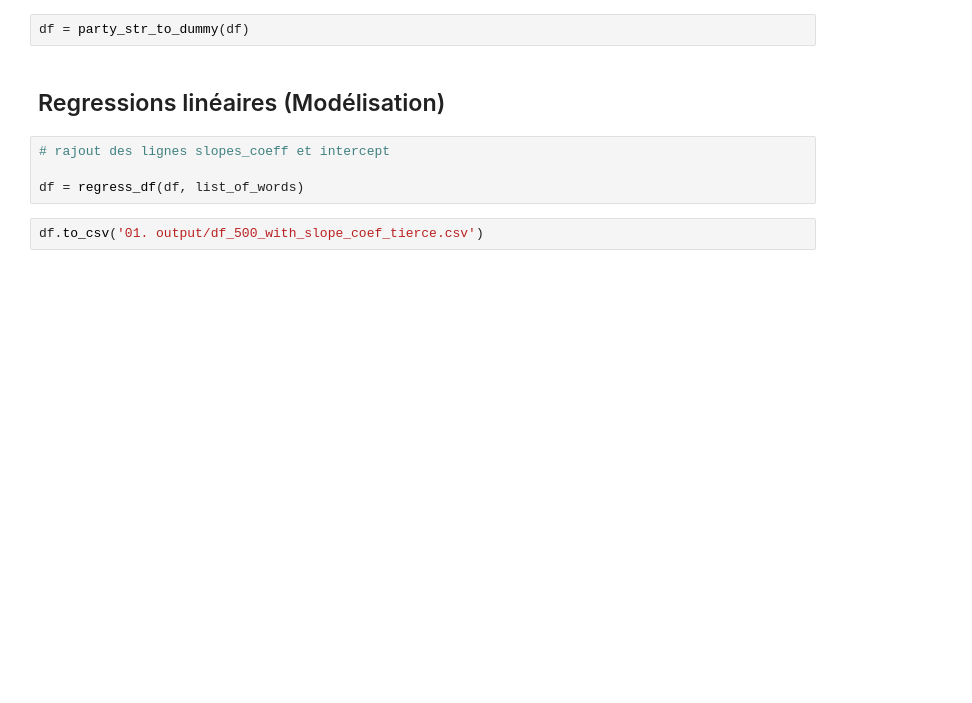
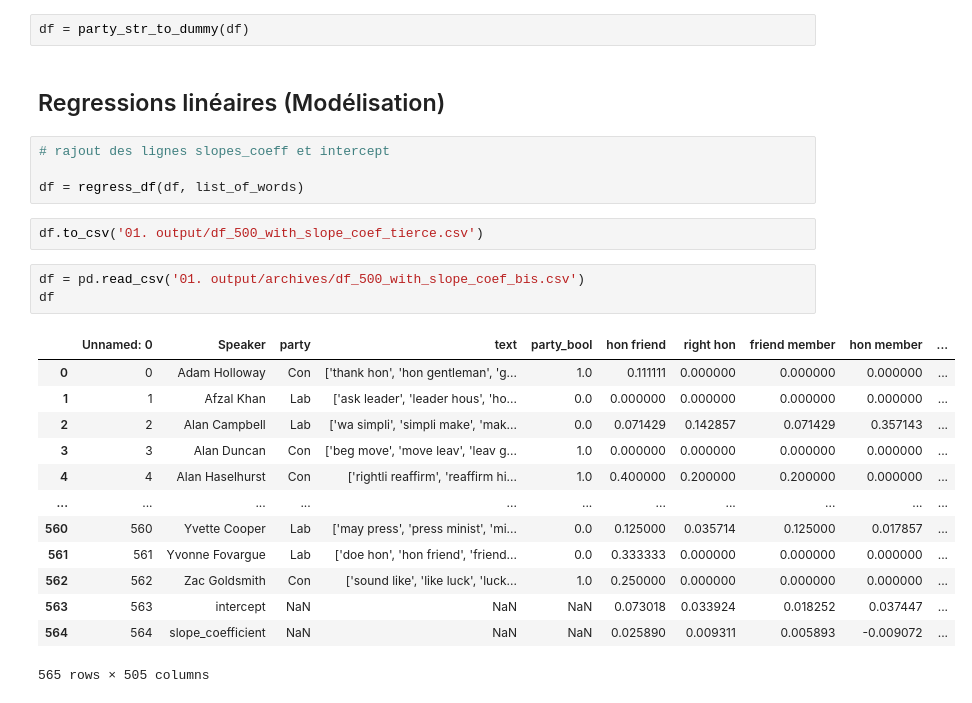
Before and after one commit to ismakrout/NLP-project, a Jupyter notebook: NB_1.ipynb, the cells around one changed output. Cells and saved outputs as stored; diff of their text form; blank space fills up the shorter version.

```diff
--- a/NB_1.ipynb
+++ b/NB_1.ipynb
@@ -82,3 +89,20 @@ df = party_str_to_dummy(df)
 df = regress_df(df, list_of_words)
 # %%
 df.to_csv('01. output/df_500_with_slope_coef_tierce.csv')
+# %%
+df = pd.read_csv('01. output/archives/df_500_with_slope_coef_bis.csv')
+df
+# %% [output]
+|  | Unnamed: 0 | Speaker | party | text | party_bool | hon friend | right hon | friend member | hon member | ... |
+| 0 | 0 | Adam Holloway | Con | ['thank hon', 'hon gentleman', 'g... | 1.0 | 0.111111 | 0.000000 | 0.000000 | 0.000000 | ... |
+| 1 | 1 | Afzal Khan | Lab | ['ask leader', 'leader hous', 'ho... | 0.0 | 0.000000 | 0.000000 | 0.000000 | 0.000000 | ... |
+| 2 | 2 | Alan Campbell | Lab | ['wa simpli', 'simpli make', 'mak... | 0.0 | 0.071429 | 0.142857 | 0.071429 | 0.357143 | ... |
+| 3 | 3 | Alan Duncan | Con | ['beg move', 'move leav', 'leav g... | 1.0 | 0.000000 | 0.000000 | 0.000000 | 0.000000 | ... |
+| 4 | 4 | Alan Haselhurst | Con | ['rightli reaffirm', 'reaffirm hi... | 1.0 | 0.400000 | 0.200000 | 0.200000 | 0.000000 | ... |
+| ... | ... | ... | ... | ... | ... | ... | ... | ... | ... | ... |
+| 560 | 560 | Yvette Cooper | Lab | ['may press', 'press minist', 'mi... | 0.0 | 0.125000 | 0.035714 | 0.125000 | 0.017857 | ... |
+| 561 | 561 | Yvonne Fovargue | Lab | ['doe hon', 'hon friend', 'friend... | 0.0 | 0.333333 | 0.000000 | 0.000000 | 0.000000 | ... |
+| 562 | 562 | Zac Goldsmith | Con | ['sound like', 'like luck', 'luck... | 1.0 | 0.250000 | 0.000000 | 0.000000 | 0.000000 | ... |
+| 563 | 563 | intercept | NaN | NaN | NaN | 0.073018 | 0.033924 | 0.018252 | 0.037447 | ... |
+| 564 | 564 | slope_coefficient | NaN | NaN | NaN | 0.025890 | 0.009311 | 0.005893 | -0.009072 | ... |
+565 rows × 505 columns
```
Also changed, not shown: parts of 1 cell of this notebook.
